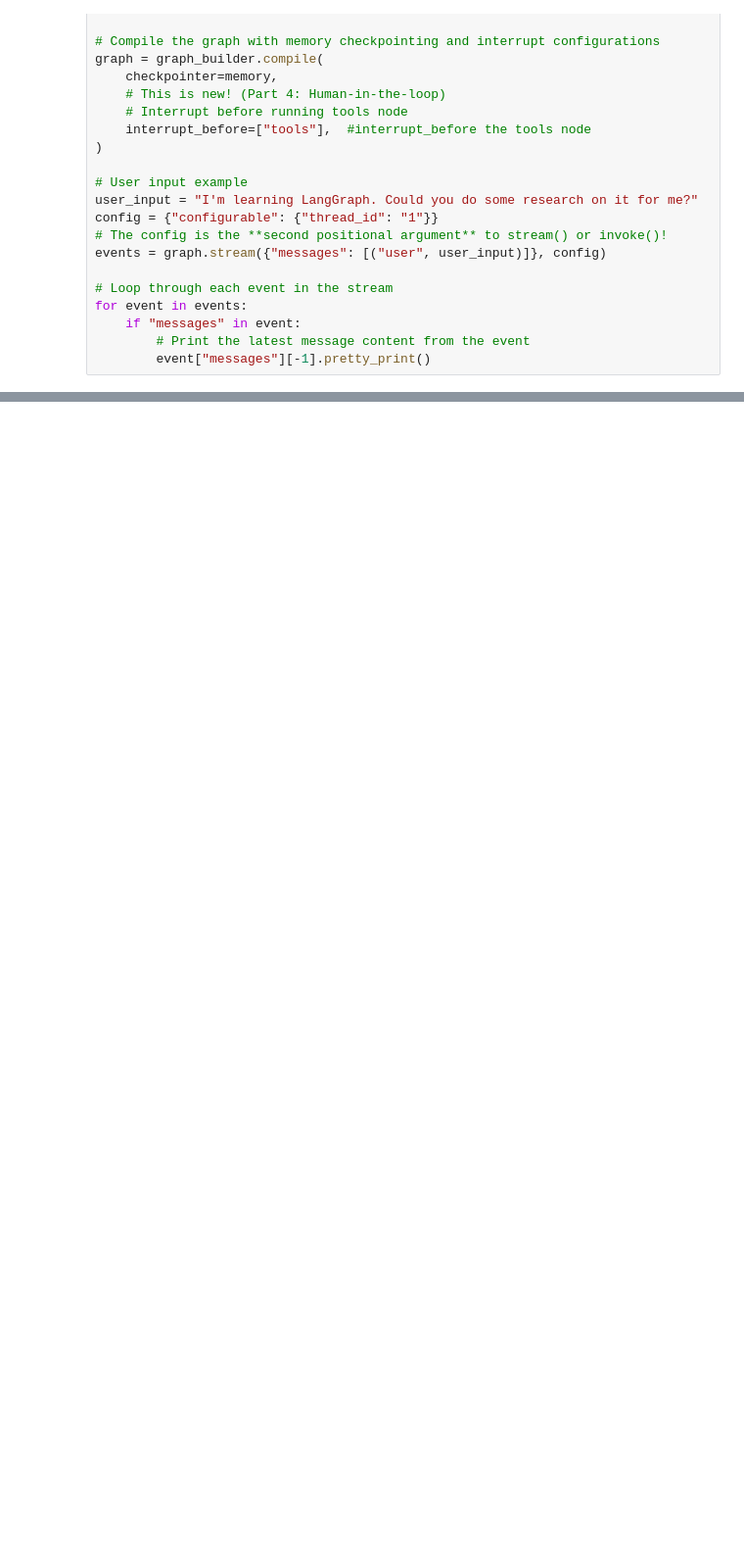
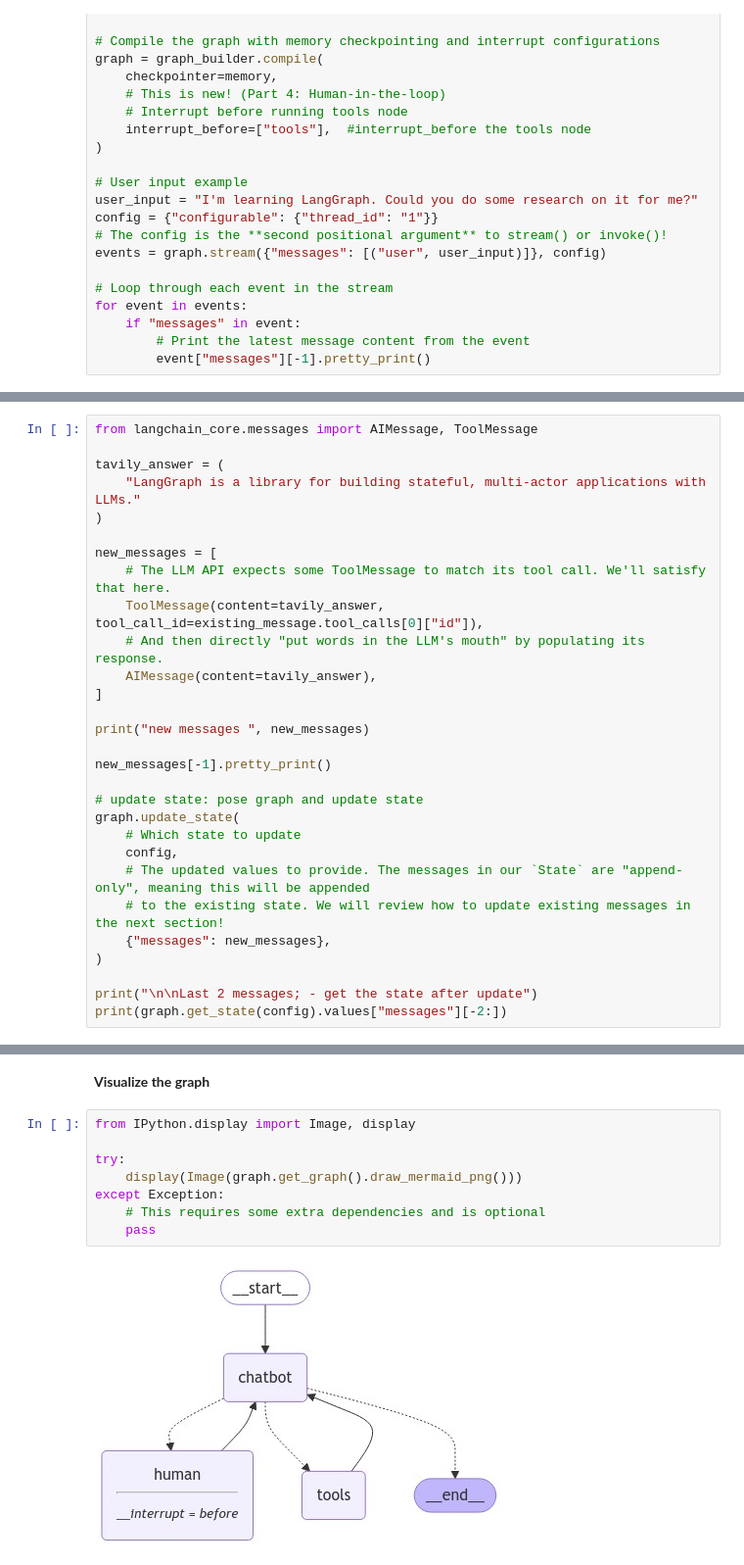
Before and after one commit to raheelam98/Agentic_Chatbots_with_langgraph, a Jupyter notebook: Agentic_Chatbots.ipynb, the cells around one changed output, grey strips where cells are left out. Shown: that part at 98% size. Cells and saved outputs as stored; diff of their text form; blank space fills up the shorter version.

```diff
--- a/Agentic_Chatbots.ipynb
+++ b/Agentic_Chatbots.ipynb
@@ -878,0 +897,29 @@ Tool Calls:
+# %%
+from langchain_core.messages import AIMessage, ToolMessage
+
+tavily_answer = (
+    "LangGraph is a library for building stateful, multi-actor applications with LLMs."
+)
+
+new_messages = [
+    # The LLM API expects some ToolMessage to match its tool call. We'll satisfy that here.
+    ToolMessage(content=tavily_answer, tool_call_id=existing_message.tool_calls[0]["id"]),
+    # And then directly "put words in the LLM's mouth" by populating its response.
+    AIMessage(content=tavily_answer),
+]
+
+print("new messages ", new_messages)
+
+new_messages[-1].pretty_print()
+
+# update state: pose graph and update state
+graph.update_state(
+    # Which state to update
+    config,
+    # The updated values to provide. The messages in our `State` are "append-only", meaning this will be appended
+    # to the existing state. We will review how to update existing messages in the next section!
+    {"messages": new_messages},
+)
+
+print("\n\nLast 2 messages; - get the state after update")
+print(graph.get_state(config).values["messages"][-2:])
@@ -878,0 +1279,12 @@ Tool Calls:
+# %% [markdown]
+**Visualize the graph**
+# %%
+from IPython.display import Image, display
+
+try:
+    display(Image(graph.get_graph().draw_mermaid_png()))
+except Exception:
+    # This requires some extra dependencies and is optional
+    pass
+# %% [output]
+[figure, added]
```
Also changed, not shown: parts of 21 cells of this notebook.
